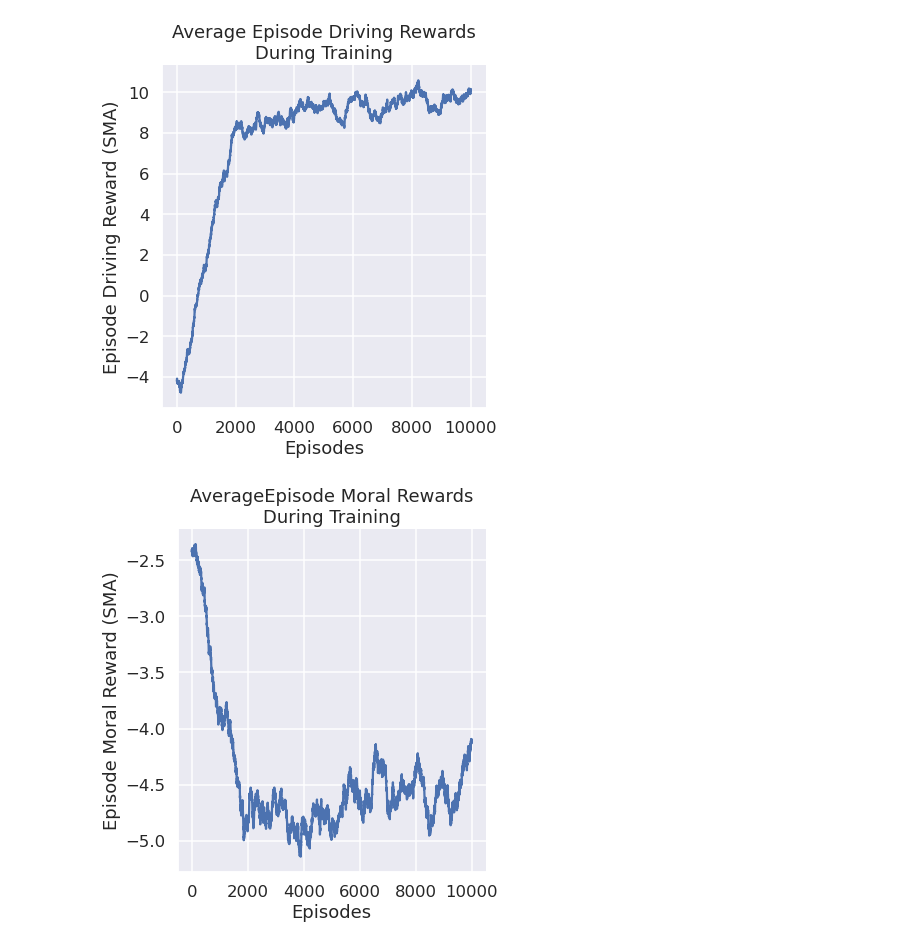
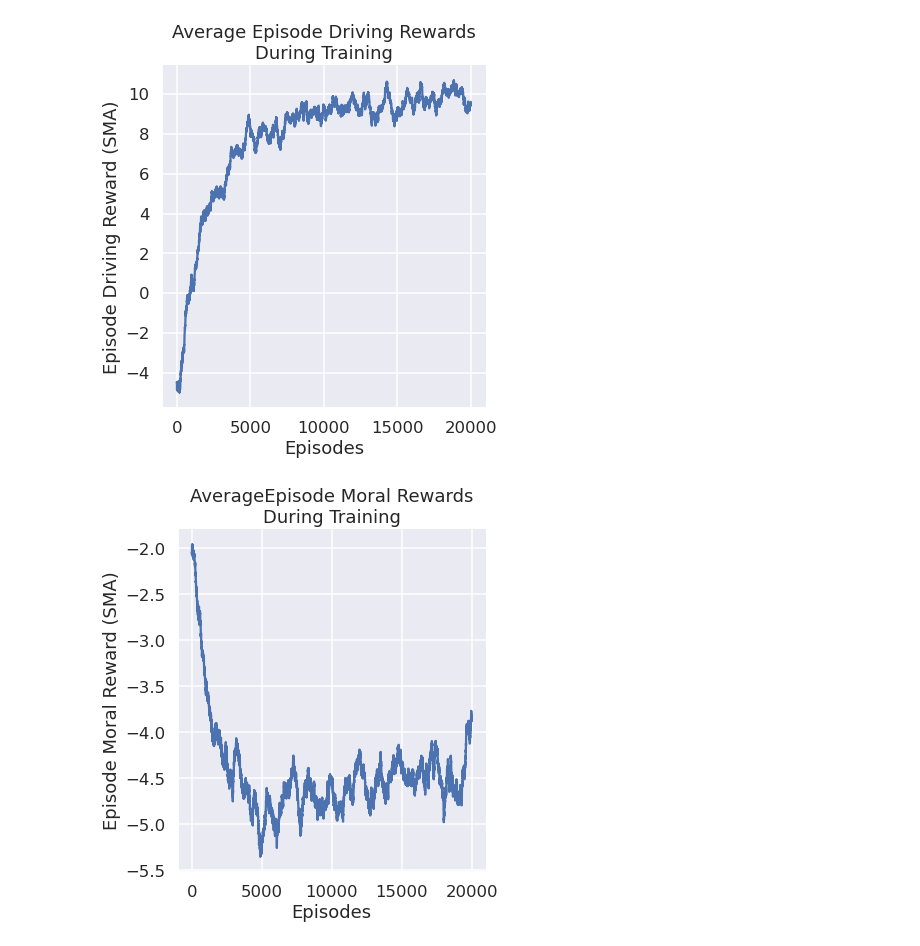
Before and after one commit to kingsleykuan/moral-driving-agent, a Jupyter notebook: src/plot_results.ipynb, the cells around one changed output. Cells and saved outputs as stored; diff of their text form; code cells hidden in the pictures.

Commit message:
Update results plotting to compare agents and average multiple runs

```diff
--- a/src/plot_results.ipynb
+++ b/src/plot_results.ipynb
@@ -8,7 +8,7 @@ from scipy.ndimage.filters import uniform_filter1d
 plot_dir = Path('plots')
 plot_dir.mkdir(parents=True, exist_ok=True)
 
-logs_path = 'models/double_dqn_moral/double_dqn_moral_10000/logs.npz'
+logs_path = 'models/dqn/dqn_moral_1/dqn_moral_1_20000/logs.npz'
 logs = np.load(logs_path)
 
 rewards = logs['rewards']
@@ -52,2 +52,2 @@ g.savefig(plot_dir / 'episode_finish_rate.png', dpi=150)
-[figure, old version]
+[figure, new version]
-[figure, old version]
+[figure, new version]
```
Also changed, not shown: parts of 4 cells of this notebook, 11 other files.
